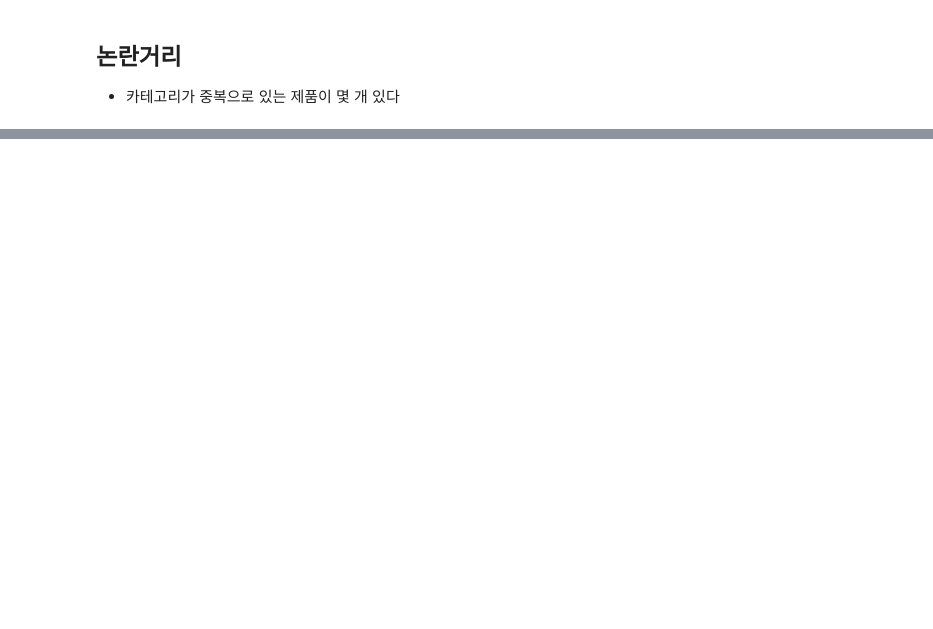
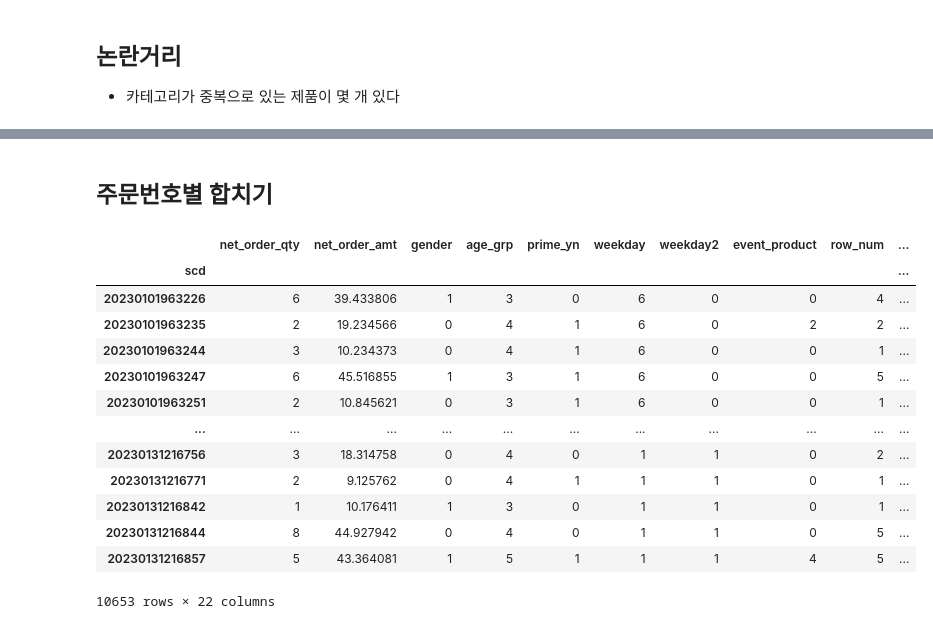
Before and after one commit to yerinsally/2023_BDAcontest_team, a Jupyter notebook: 공모전 전처리_1차.ipynb, the cells around one changed output, grey strips where cells are left out. Cells and saved outputs as stored; diff of their text form; code cells hidden in the pictures; blank space fills up the shorter version.

```diff
--- a/공모전 전처리_1차.ipynb
+++ b/공모전 전처리_1차.ipynb
@@ -1500,0 +1744,9 @@ To https://github.com/ShineHop/BDA_CJTheMarket.git
+# %%
+list_7 = '|'.join(list_7)
+df.loc[(df['category']==0)&(df['product_name'].str.contains(list_7)), ['category_7','category']] = 7
+# %%
+list_9 = '|'.join(list_9)
+df.loc[(df['category']==0)&(df['product_name'].str.contains(list_9)), ['category_8','category']] = 9
+# %%
+list_11 = '|'.join(list_11)
+df.loc[(df['category']==0)&(df['product_name'].str.contains(list_11)), ['category_11','category']] = 11
@@ -1500,0 +1796,23 @@ To https://github.com/ShineHop/BDA_CJTheMarket.git
+# %% [markdown]
+## 주문번호별 합치기
+# %%
+df_group = df.groupby('scd').sum()
+# %%
+# 데이터 타입을 int로 바꿔주기
+df_group[['gender','age_grp','prime_yn','weekday','weekday2']] = df_group[['gender','age_grp','prime_yn','weekday','weekday2']].astype(int)
+df_group
+# %% [output]
+|  | net_order_qty | net_order_amt | gender | age_grp | prime_yn | weekday | weekday2 | event_product | row_num | ... |
+| scd |  |  |  |  |  |  |  |  |  | ... |
+| 20230101963226 | 6 | 39.433806 | 1 | 3 | 0 | 6 | 0 | 0 | 4 | ... |
+| 20230101963235 | 2 | 19.234566 | 0 | 4 | 1 | 6 | 0 | 2 | 2 | ... |
+| 20230101963244 | 3 | 10.234373 | 0 | 4 | 1 | 6 | 0 | 0 | 1 | ... |
+| 20230101963247 | 6 | 45.516855 | 1 | 3 | 1 | 6 | 0 | 0 | 5 | ... |
+| 20230101963251 | 2 | 10.845621 | 0 | 3 | 1 | 6 | 0 | 0 | 1 | ... |
+| ... | ... | ... | ... | ... | ... | ... | ... | ... | ... | ... |
+| 20230131216756 | 3 | 18.314758 | 0 | 4 | 0 | 1 | 1 | 0 | 2 | ... |
+| 20230131216771 | 2 | 9.125762 | 0 | 4 | 1 | 1 | 1 | 0 | 1 | ... |
+| 20230131216842 | 1 | 10.176411 | 1 | 3 | 0 | 1 | 1 | 0 | 1 | ... |
+| 20230131216844 | 8 | 44.927942 | 0 | 4 | 0 | 1 | 1 | 0 | 5 | ... |
+| 20230131216857 | 5 | 43.364081 | 1 | 5 | 1 | 1 | 1 | 4 | 5 | ... |
+10653 rows × 22 columns
```
Also changed, not shown: parts of 129 cells of this notebook.
